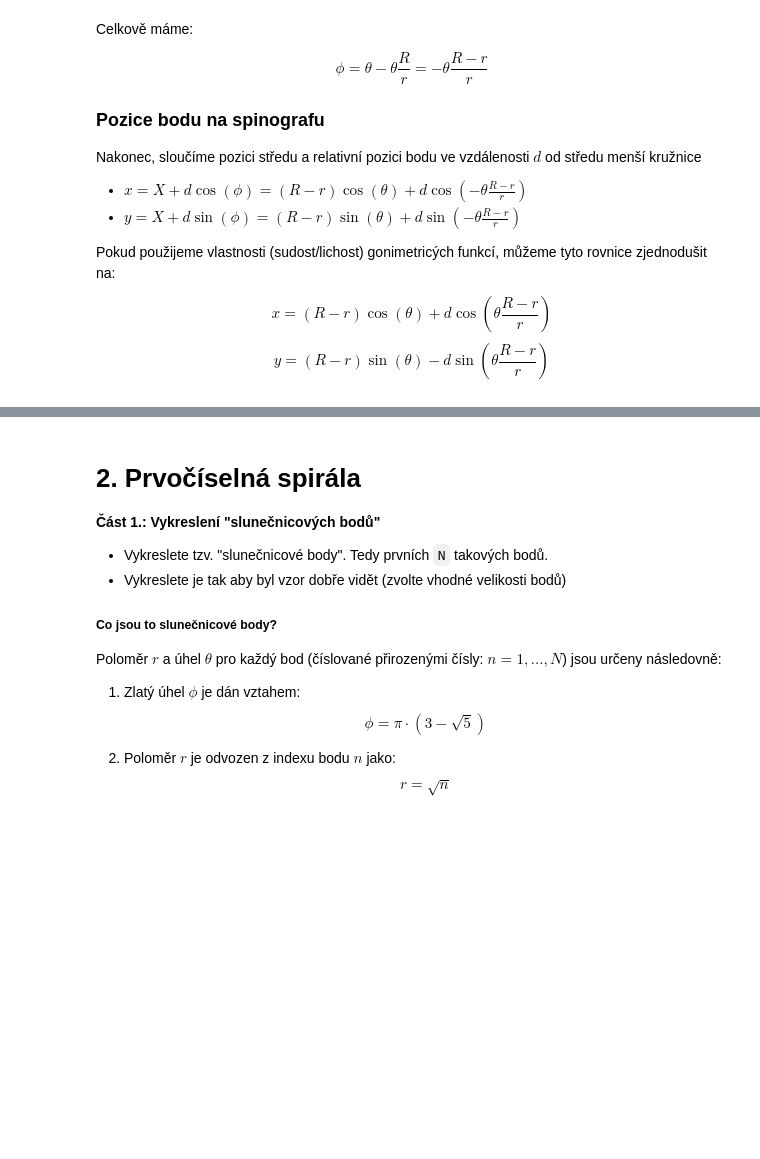
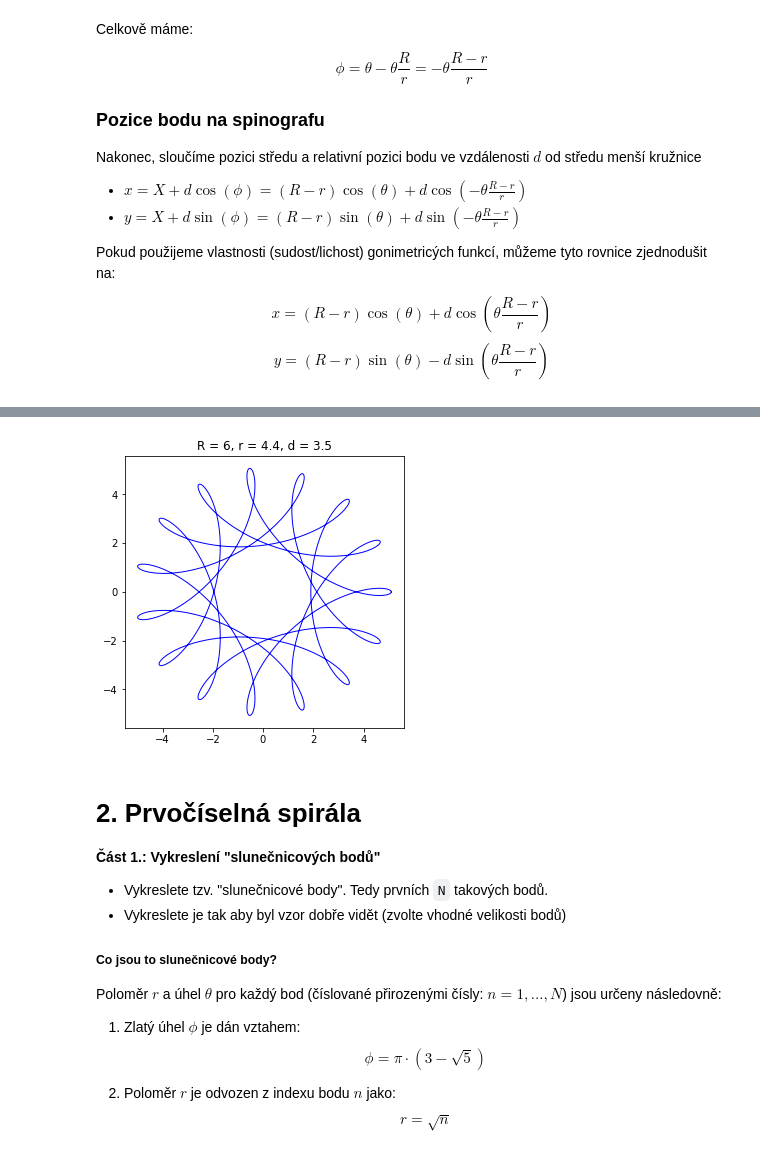
Before and after one commit to TAB0048/vvp-DU, a Jupyter notebook: DU4/DU4.ipynb, the cells around one changed output, grey strips where cells are left out. Cells and saved outputs as stored; diff of their text form; code cells hidden in the pictures; blank space fills up the shorter version.

```diff
--- a/DU4/DU4.ipynb
+++ b/DU4/DU4.ipynb
@@ -73,3 +93,7 @@ spinograph(10, 3, 1)
+# %%
+spinograph(6, 4.4, 3.5)
+# %% [output]
+[figure, added]
 # %% [markdown]
 # 2. Prvočíselná spirála
 
```
Also changed, not shown: parts of 5 cells of this notebook.
